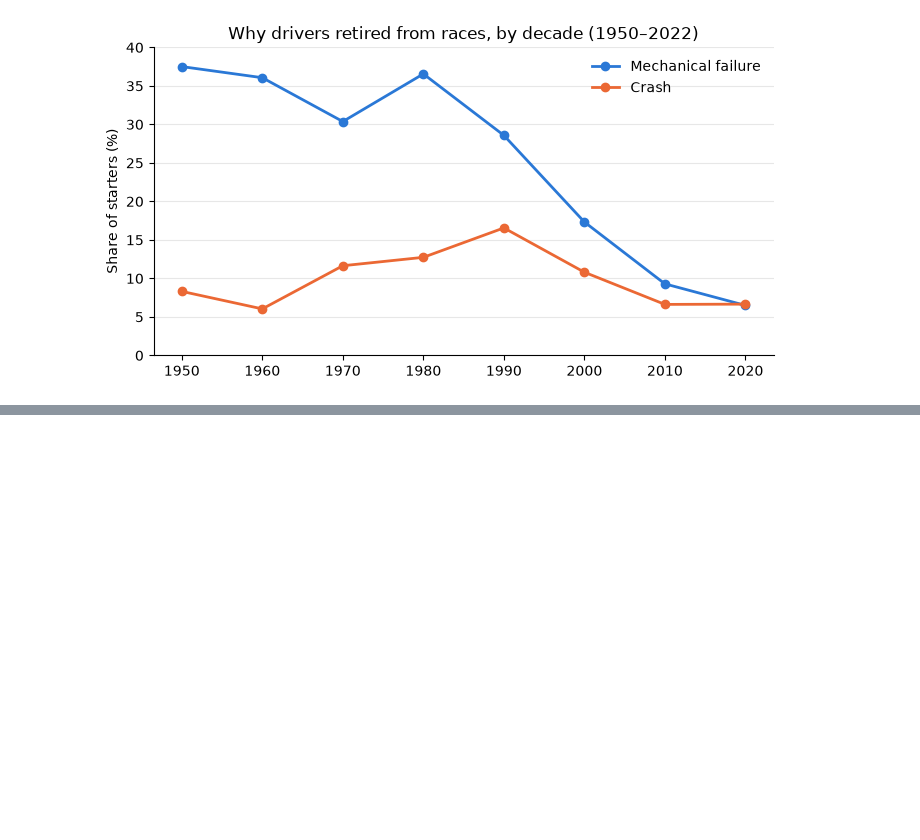
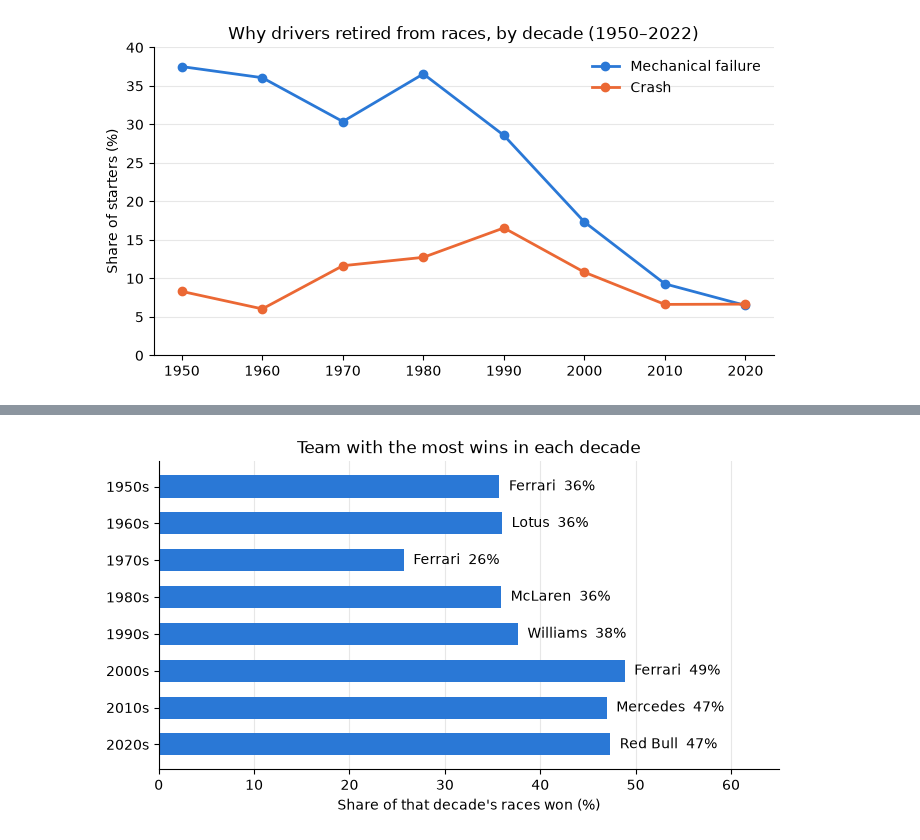
Before and after one commit to Aris-Esfahani/what-decides-an-f1-race, a Jupyter notebook: notebooks/02_explore.ipynb, the cells around one changed output, grey strips where cells are left out. Saved outputs shown, nothing was run; the diff lists cells and outputs as text; code cells hidden in the pictures; blank space fills up the shorter version.

```diff
--- a/notebooks/02_explore.ipynb
+++ b/notebooks/02_explore.ipynb
@@ -174,0 +177,20 @@ plt.show()
+# %%
+# Only the rows where the driver won the race
+winners = df[df["won"]]
+
+# Old team names include the engine maker ("Lotus-Climax", "Lotus-Ford").
+# Keep only the part before the "-" so each team counts as one.
+winners["team"] = winners["team"].str.split("-").str[0].replace("Team Lotus", "Lotus")
+
+# Count wins for each team in each decade
+team_wins = winners.groupby(["decade", "team"]).size()
+
+# How many races were held in each decade
+races = df.groupby("decade")["raceId"].nunique()
+
+# Turn win counts into "% of that decade's races"
+win_share = team_wins.div(races, level="decade") * 100
+
+# Keep the 3 teams with the highest share in each decade
+top3 = win_share.groupby(level="decade", group_keys=False).nlargest(3)
+top3.round(1)
@@ -174,0 +215,25 @@ plt.show()
+# %%
+# Just the #1 team in each decade
+top1 = top3.groupby(level="decade").head(1)
+
+# Turn the two-part label (decade, team) back into normal columns
+top1 = top1.reset_index(name="share")
+
+fig, ax = plt.subplots(figsize=(8, 4))
+labels = top1["decade"].astype(str) + "s"
+ax.barh(labels, top1["share"], height=0.6, color="#2a78d6")
+
+# Write the team name and % at the end of each bar
+for i, row in top1.iterrows():
+    ax.text(row["share"] + 1, i, f'{row["team"]}  {row["share"]:.0f}%', va="center")
+
+ax.invert_yaxis()
+ax.set_title("Team with the most wins in each decade")
+ax.set_xlabel("Share of that decade's races won (%)")
+ax.set_xlim(0, 65)
+ax.grid(axis="x", alpha=0.3)
+ax.set_axisbelow(True)
+ax.spines[["top", "right"]].set_visible(False)
+plt.show()
+# %% [output]
+[figure, added]
```
Also changed, not shown: parts of 3 cells of this notebook.
